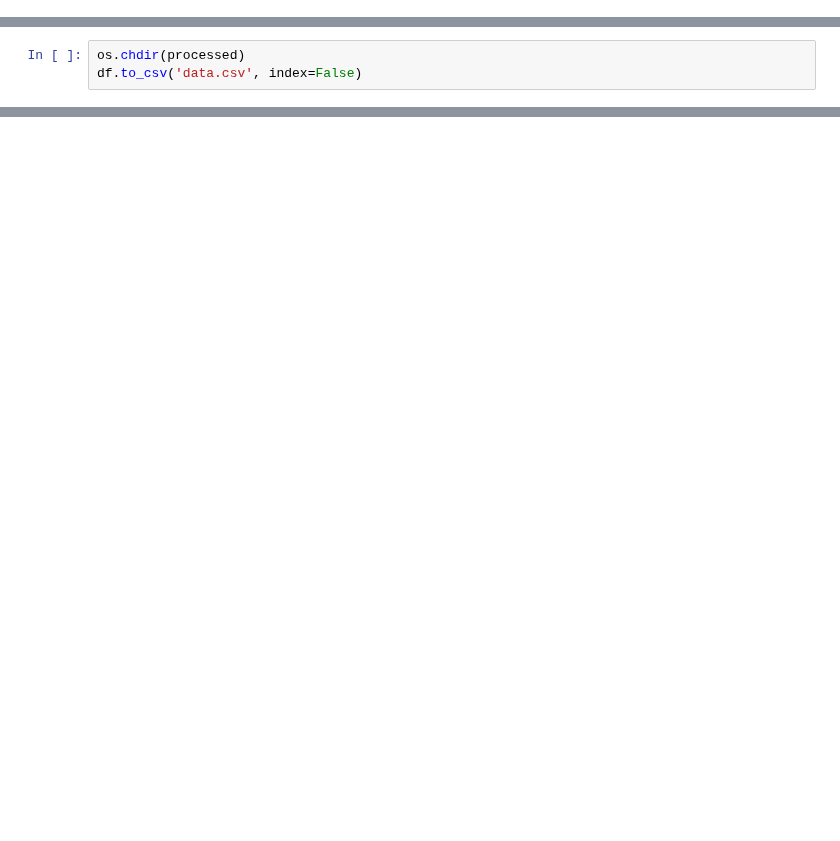
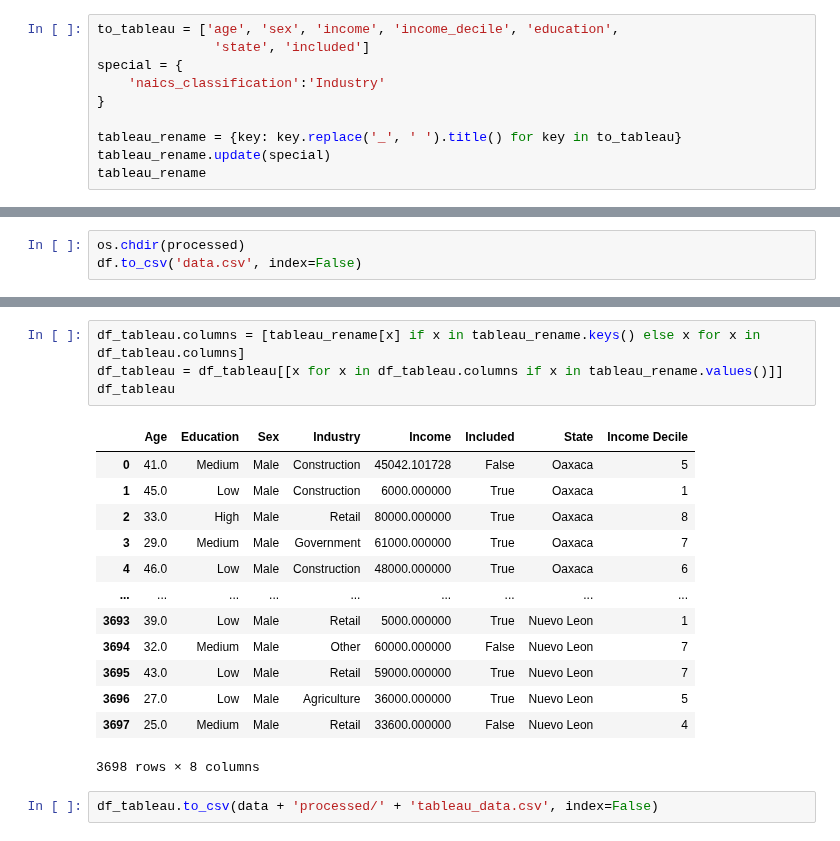
Before and after one commit to mjv2146/access-to-financial-markets, a Jupyter notebook: notebooks/2005/02_merge_hh_ind_2005.ipynb, the cells around one changed output, grey strips where cells are left out. Drawn from its saved outputs; the diff is of its cells as text; blank space fills up the shorter version.

```diff
--- a/notebooks/2005/02_merge_hh_ind_2005.ipynb
+++ b/notebooks/2005/02_merge_hh_ind_2005.ipynb
@@ -137,3 +138,13 @@ df.describe()
 | 75% | 7.588750e+06 | 1.000000 | 4887.000000 | 1.0 | 53.000000 | 1.000000 | 58000.000000 | ... |
 | max | 1.075900e+07 | 7.000000 | 44252.000000 | 1.0 | 65.000000 | 1.000000 | 500000.000000 | ... |
 8 rows × 49 columns
+# %%
+to_tableau = ['age', 'sex', 'income', 'income_decile', 'education',
+               'state', 'included']
+special = {
+    'naics_classification':'Industry'
+}
+
+tableau_rename = {key: key.replace('_', ' ').title() for key in to_tableau}
+tableau_rename.update(special)
+tableau_rename
@@ -142,0 +180,20 @@ df.to_csv('data.csv', index=False)
+# %%
+df_tableau.columns = [tableau_rename[x] if x in tableau_rename.keys() else x for x in df_tableau.columns]
+df_tableau = df_tableau[[x for x in df_tableau.columns if x in tableau_rename.values()]]
+df_tableau
+# %% [output]
+|  | Age | Education | Sex | Industry | Income | Included | State | Income Decile |
+| 0 | 41.0 | Medium | Male | Construction | 45042.101728 | False | Oaxaca | 5 |
+| 1 | 45.0 | Low | Male | Construction | 6000.000000 | True | Oaxaca | 1 |
+| 2 | 33.0 | High | Male | Retail | 80000.000000 | True | Oaxaca | 8 |
+| 3 | 29.0 | Medium | Male | Government | 61000.000000 | True | Oaxaca | 7 |
+| 4 | 46.0 | Low | Male | Construction | 48000.000000 | True | Oaxaca | 6 |
+| ... | ... | ... | ... | ... | ... | ... | ... | ... |
+| 3693 | 39.0 | Low | Male | Retail | 5000.000000 | True | Nuevo Leon | 1 |
+| 3694 | 32.0 | Medium | Male | Other | 60000.000000 | False | Nuevo Leon | 7 |
+| 3695 | 43.0 | Low | Male | Retail | 59000.000000 | True | Nuevo Leon | 7 |
+| 3696 | 27.0 | Low | Male | Agriculture | 36000.000000 | True | Nuevo Leon | 5 |
+| 3697 | 25.0 | Medium | Male | Retail | 33600.000000 | False | Nuevo Leon | 4 |
+3698 rows × 8 columns
+# %%
+df_tableau.to_csv(data + 'processed/' + 'tableau_data.csv', index=False)
```
Also changed, not shown: parts of 4 cells of this notebook, 5 other files.
